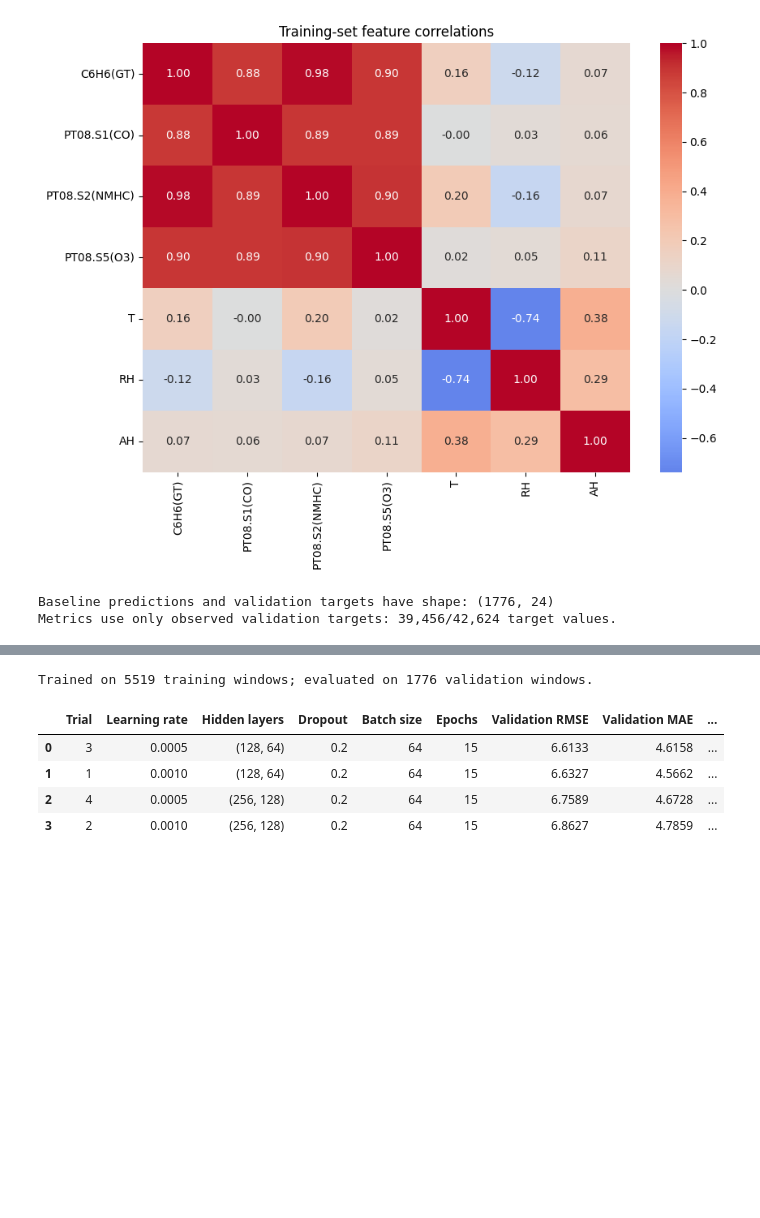
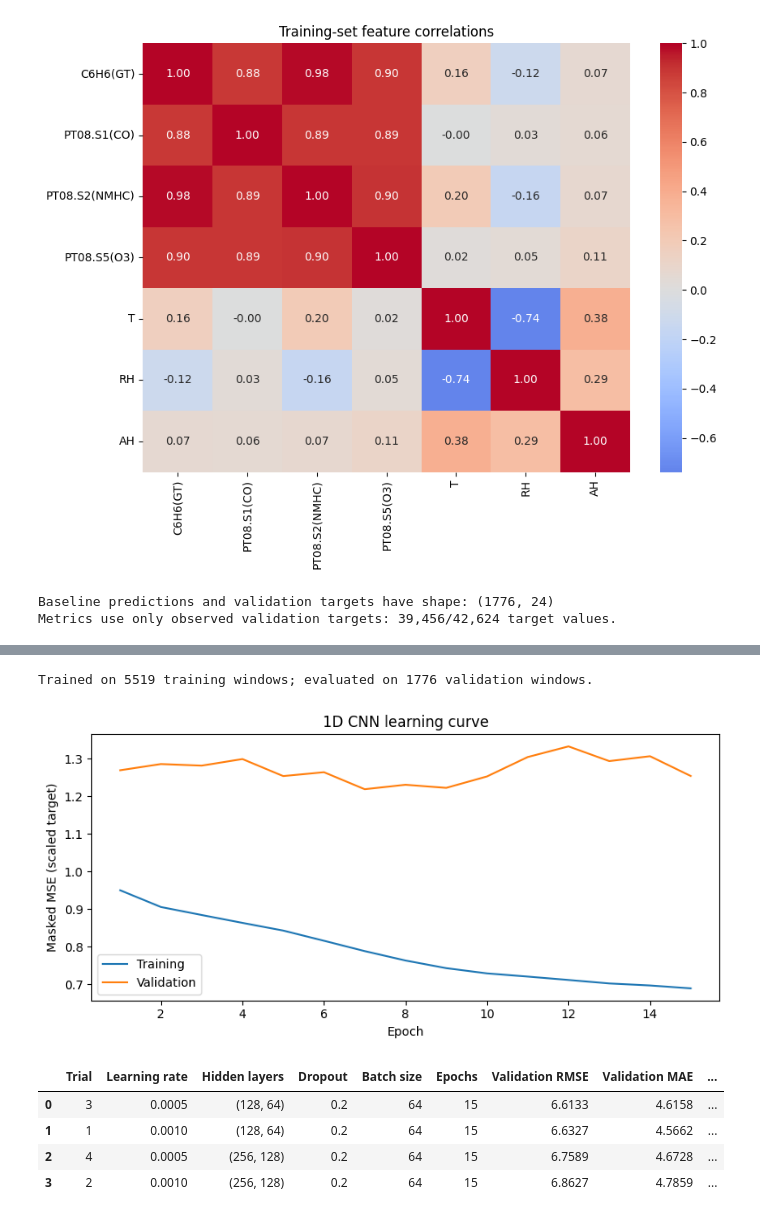
Before and after one commit to HarjapP/4010Project, a Jupyter notebook: practice_stage1_clean.ipynb, the cells around one changed output, grey strips where cells are left out. Drawn from its saved outputs; the diff is of its cells as text; code cells hidden in the pictures; blank space fills up the shorter version.

```diff
--- a/practice_stage1_clean.ipynb
+++ b/practice_stage1_clean.ipynb
@@ -371,38 +404,62 @@ class TimeSeriesCNN(nn.Module):
 cnn_model = TimeSeriesCNN(len(features), HORIZON).to(device)
 cnn_parameter_count = sum(parameter.numel() for parameter in cnn_model.parameters() if parameter.requires_grad)
 cnn_optimizer = torch.optim.Adam(cnn_model.parameters(), lr=learning_rate)
+cnn_training_losses, cnn_validation_losses = [], []
 
 # Use the same training windows, loss, optimizer, epochs, and batch size as the MLP.
 cnn_training_start = time.perf_counter()
 for epoch in range(epochs):
     cnn_model.train()
+    epoch_loss_sum, epoch_target_count = 0.0, 0
     for batch_x, batch_y, batch_mask in train_loader:
         batch_x = batch_x.to(device)
         batch_y = batch_y.to(device)
         batch_mask = batch_mask.to(device)
 
         cnn_optimizer.zero_grad()
         predictions = cnn_model(batch_x)
         loss = criterion(predictions, batch_y, batch_mask)
         loss.backward()
         cnn_optimizer.step()
+        observed_count = int(batch_mask.sum().item())
+        epoch_loss_sum += loss.item() * observed_count
+        epoch_target_count += observed_count
+
+    cnn_training_losses.append(epoch_loss_sum / epoch_target_count)
+    cnn_model.eval()
+    with torch.no_grad():
+        val_predictions = cnn_model(val_tensor)
+        cnn_validation_losses.append(
+            criterion(val_predictions, val_targets_tensor, val_mask_tensor).item()
+        )
 cnn_training_seconds = time.perf_counter() - cnn_training_start
 
 # Validation is evaluation-only and does not update CNN parameters.
 cnn_model.eval()
 cnn_validation_start = time.perf_counter()
 with torch.no_grad():
-    val_tensor = torch.tensor(X_val, dtype=torch.float32, device=device)
     cnn_pred_scaled = cnn_model(val_tensor).cpu().numpy()
 cnn_prediction_seconds = time.perf_counter() - cnn_validation_start
 
 cnn_pred_original = cnn_pred_scaled * target_scale + target_mean
 cnn_rmse = np.sqrt(mean_squared_error(y_val_original[observed_val], cnn_pred_original[observed_val]))
 cnn_mae = mean_absolute_error(y_val_original[observed_val], cnn_pred_original[observed_val])
 
 print(f"Trained on {len(X_train)} training windows; evaluated on {len(X_val)} validation windows.")
+
+
+plt.figure(figsize=(8, 4))
+plt.plot(range(1, epochs + 1), cnn_training_losses, label="Training")
+plt.plot(range(1, epochs + 1), cnn_validation_losses, label="Validation")
+plt.xlabel("Epoch")
+plt.ylabel("Masked MSE (scaled target)")
+plt.title("1D CNN learning curve")
+plt.legend()
+plt.tight_layout()
+plt.show()
 # %% [output]
 Trained on 5519 training windows; evaluated on 1776 validation windows.
+[figure, added]
 # %%
 # 10. Tune the MLP using validation RMSE; training batches alone update weights.
 # Fixed budget: 4 configurations x 15 epochs; dropout=0.2 and batch size=64.
```
Also changed, not shown: parts of 3 cells of this notebook.
